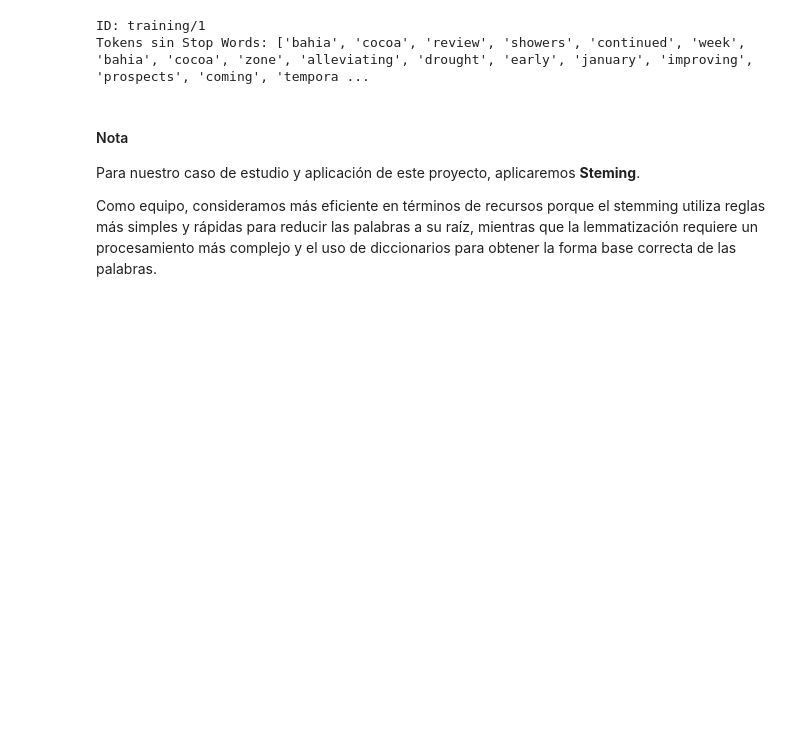
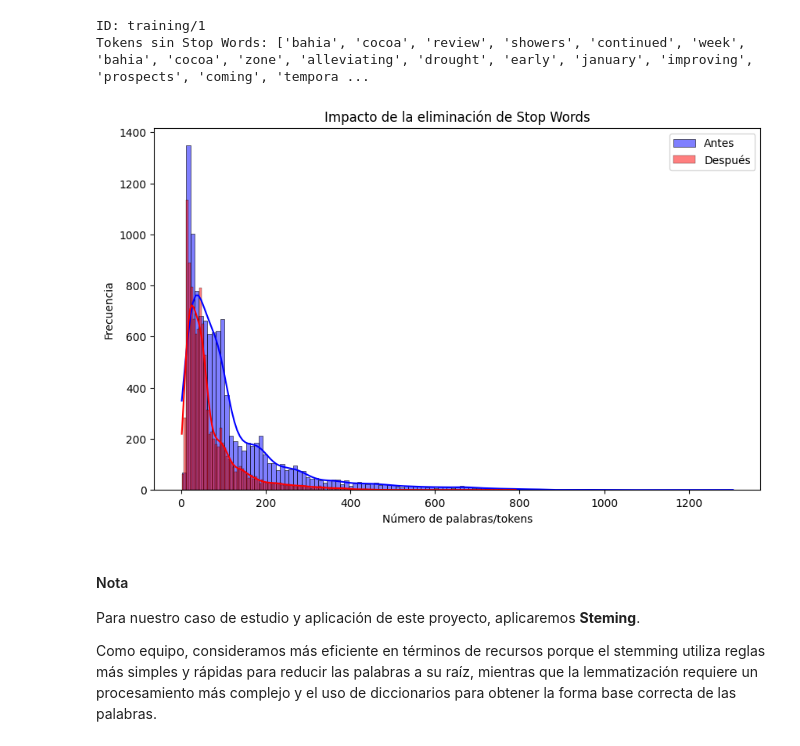
Before and after one commit to Diegow7/Retrieval_System_Reuters, a Jupyter notebook: IRS_Preprocessing.ipynb, the cells around one changed output. Saved outputs shown, nothing was run; the diff lists cells and outputs as text; code cells hidden in the pictures; blank space fills up the shorter version.

```diff
--- a/IRS_Preprocessing.ipynb
+++ b/IRS_Preprocessing.ipynb
@@ -277,6 +274,20 @@ print(f"Tokens sin Stop Words: {ejemplo_doc['tokens'][:20]}...")
 # %% [output]
 ID: training/1
 Tokens sin Stop Words: ['bahia', 'cocoa', 'review', 'showers', 'continued', 'week', 'bahia', 'cocoa', 'zone', 'alleviating', 'drought', 'early', 'january', 'improving', 'prospects', 'coming', 'tempora ...
+# %%
+longitud_antes = df_documentos['texto'].apply(lambda x: len(x.split()))
+longitud_despues = df_documentos['tokens'].apply(len)
+
+plt.figure(figsize=(10, 6))
+sns.histplot(longitud_antes, color='blue', label='Antes', kde=True)
+sns.histplot(longitud_despues, color='red', label='Después', kde=True)
+plt.legend()
+plt.title("Impacto de la eliminación de Stop Words")
+plt.xlabel("Número de palabras/tokens")
+plt.ylabel("Frecuencia")
+plt.show()
+# %% [output]
+[figure, added]
 # %% [markdown]
 #### Nota
 Para nuestro caso de estudio y aplicación de este proyecto, aplicaremos **Steming**.
```
Also changed, not shown: parts of 22 cells of this notebook.
